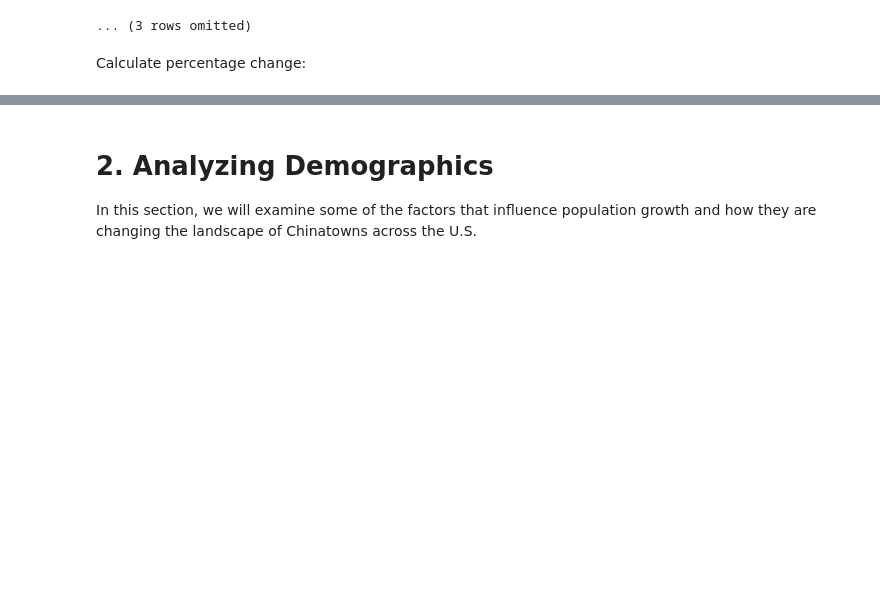
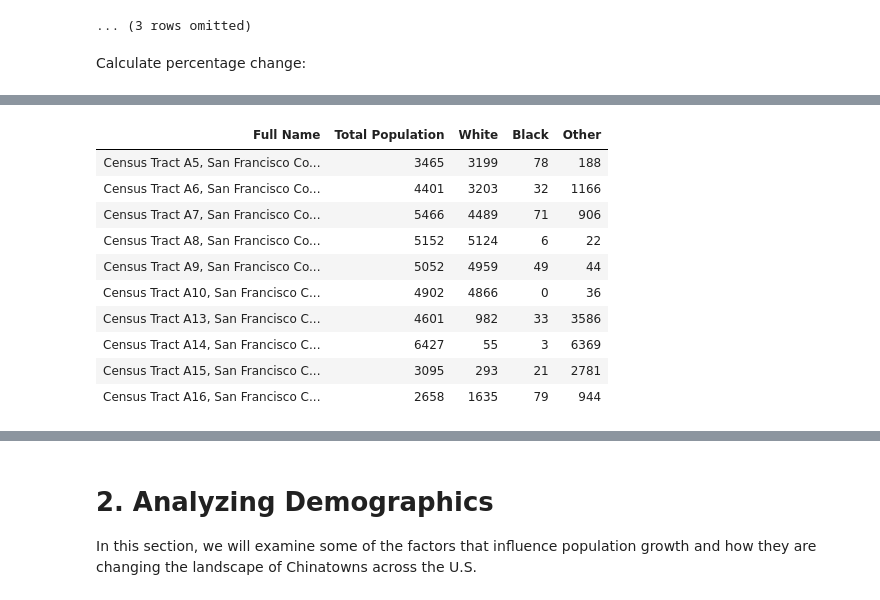
Before and after one commit to ds-modules/XENGLIS-31AC, a Jupyter notebook: XENG_31AC.ipynb, the cells around one changed output, grey strips where cells are left out. Drawn from its saved outputs; the diff is of its cells as text; code cells hidden in the pictures; blank space fills up the shorter version.

```diff
--- a/XENG_31AC.ipynb
+++ b/XENG_31AC.ipynb
@@ -64,0 +96,16 @@ Calculate percentage change:
+# %%
+sf_1940_pop = sf_1940.select('Full Name', 'Total Population', 'White', 'Black', 'Other')
+sf_1940_pop = sf_1940_pop.take(range(1, sf_1940_pop.num_rows))
+sf_1940_pop
+# %% [output]
+| Full Name | Total Population | White | Black | Other |
+| Census Tract A5, San Francisco Co... | 3465 | 3199 | 78 | 188 |
+| Census Tract A6, San Francisco Co... | 4401 | 3203 | 32 | 1166 |
+| Census Tract A7, San Francisco Co... | 5466 | 4489 | 71 | 906 |
+| Census Tract A8, San Francisco Co... | 5152 | 5124 | 6 | 22 |
+| Census Tract A9, San Francisco Co... | 5052 | 4959 | 49 | 44 |
+| Census Tract A10, San Francisco C... | 4902 | 4866 | 0 | 36 |
+| Census Tract A13, San Francisco C... | 4601 | 982 | 33 | 3586 |
+| Census Tract A14, San Francisco C... | 6427 | 55 | 3 | 6369 |
+| Census Tract A15, San Francisco C... | 3095 | 293 | 21 | 2781 |
+| Census Tract A16, San Francisco C... | 2658 | 1635 | 79 | 944 |
```
Also changed, not shown: parts of 12 cells of this notebook.
